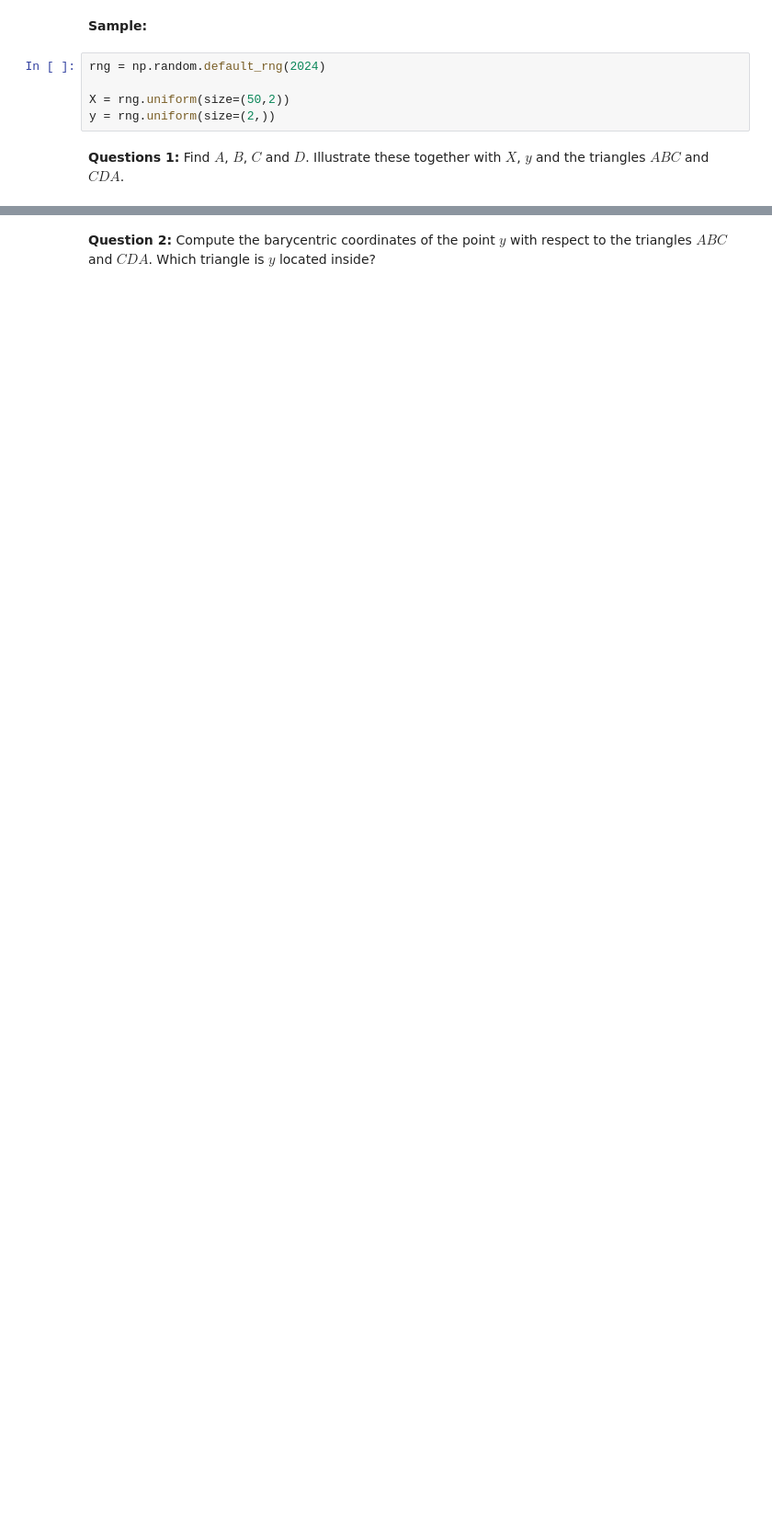
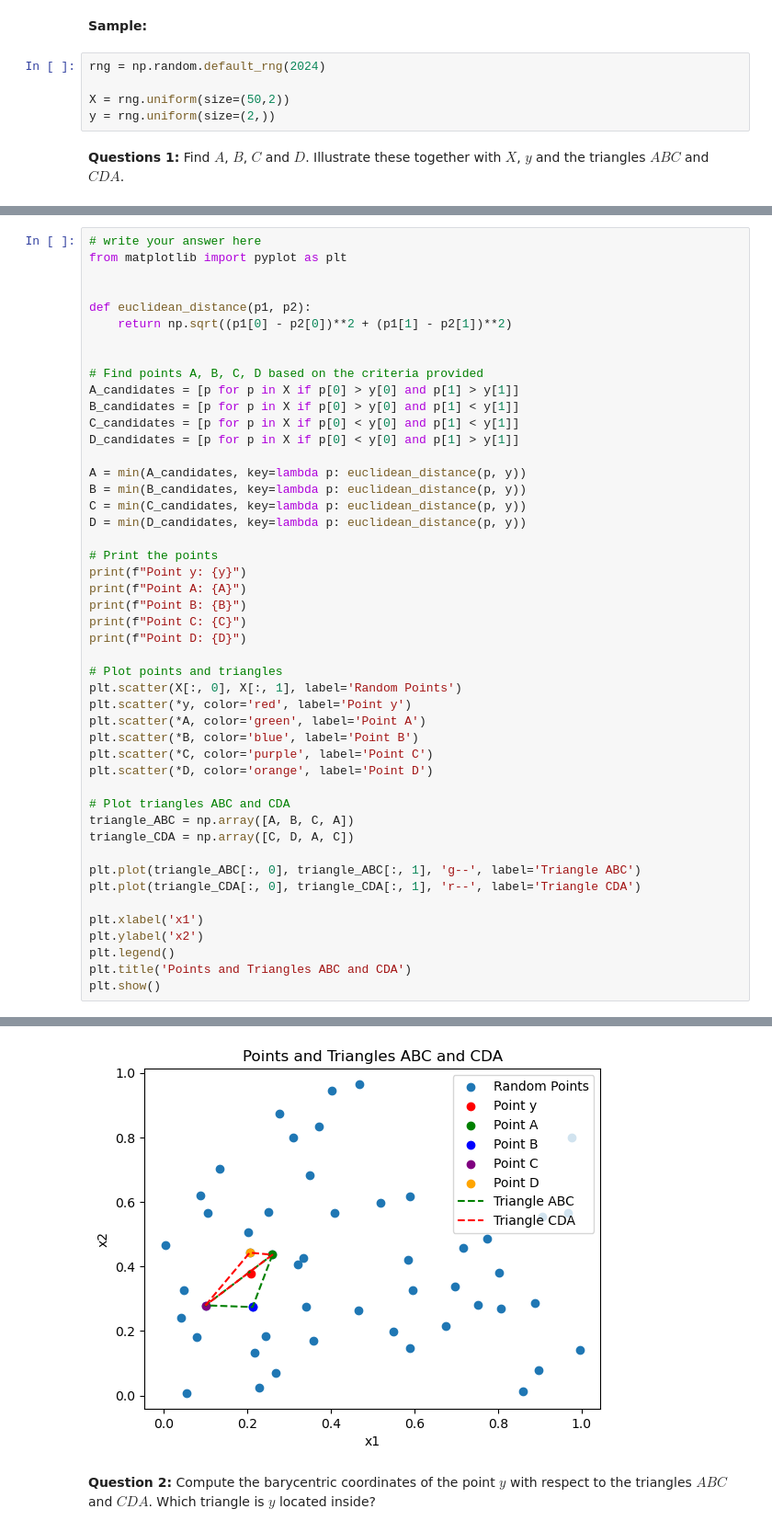
Before and after one commit to NumEconCopenhagen/projects-2024-hwee-oscar-thomas, a Jupyter notebook: examproject/exam_2024.ipynb, the cells around one changed output, grey strips where cells are left out. Shown at 92% size. Drawn from its saved outputs; the diff is of its cells as text; blank space fills up the shorter version.

```diff
--- a/examproject/exam_2024.ipynb
+++ b/examproject/exam_2024.ipynb
@@ -438,0 +437,48 @@ y = rng.uniform(size=(2,))
+# %%
+# write your answer here
+from matplotlib import pyplot as plt
+
+
+def euclidean_distance(p1, p2):
+    return np.sqrt((p1[0] - p2[0])**2 + (p1[1] - p2[1])**2)
+
+
+# Find points A, B, C, D based on the criteria provided
+A_candidates = [p for p in X if p[0] > y[0] and p[1] > y[1]]
+B_candidates = [p for p in X if p[0] > y[0] and p[1] < y[1]]
+C_candidates = [p for p in X if p[0] < y[0] and p[1] < y[1]]
+D_candidates = [p for p in X if p[0] < y[0] and p[1] > y[1]]
+
+A = min(A_candidates, key=lambda p: euclidean_distance(p, y))
+B = min(B_candidates, key=lambda p: euclidean_distance(p, y))
+C = min(C_candidates, key=lambda p: euclidean_distance(p, y))
+D = min(D_candidates, key=lambda p: euclidean_distance(p, y))
+
+# Print the points
+print(f"Point y: {y}")
+print(f"Point A: {A}")
+print(f"Point B: {B}")
+print(f"Point C: {C}")
+print(f"Point D: {D}")
+
+# Plot points and triangles
+plt.scatter(X[:, 0], X[:, 1], label='Random Points')
+plt.scatter(*y, color='red', label='Point y')
+plt.scatter(*A, color='green', label='Point A')
+plt.scatter(*B, color='blue', label='Point B')
+plt.scatter(*C, color='purple', label='Point C')
+plt.scatter(*D, color='orange', label='Point D')
+
+# Plot triangles ABC and CDA
+triangle_ABC = np.array([A, B, C, A])
+triangle_CDA = np.array([C, D, A, C])
+
+plt.plot(triangle_ABC[:, 0], triangle_ABC[:, 1], 'g--', label='Triangle ABC')
+plt.plot(triangle_CDA[:, 0], triangle_CDA[:, 1], 'r--', label='Triangle CDA')
+
+plt.xlabel('x1')
+plt.ylabel('x2')
+plt.legend()
+plt.title('Points and Triangles ABC and CDA')
+plt.show()
+# %% [output]
@@ -439,2 +490,3 @@ y = rng.uniform(size=(2,))
+[figure, added]
 # %% [markdown]
 **Question 2:** Compute the barycentric coordinates of the point $y$ with respect to the triangles $ABC$ and $CDA$. Which triangle is $y$ located inside?
```
Also changed, not shown: parts of 8 cells of this notebook.
